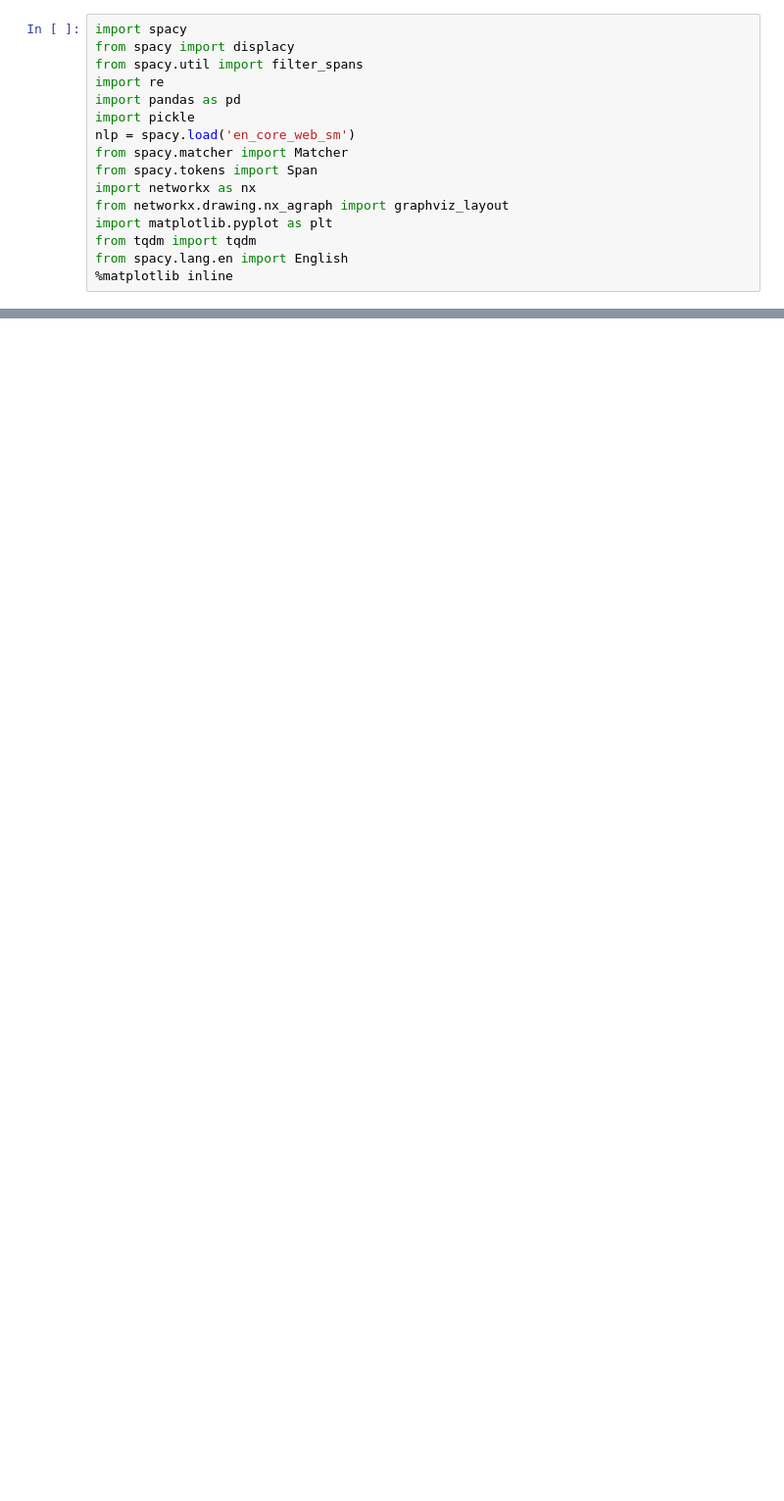
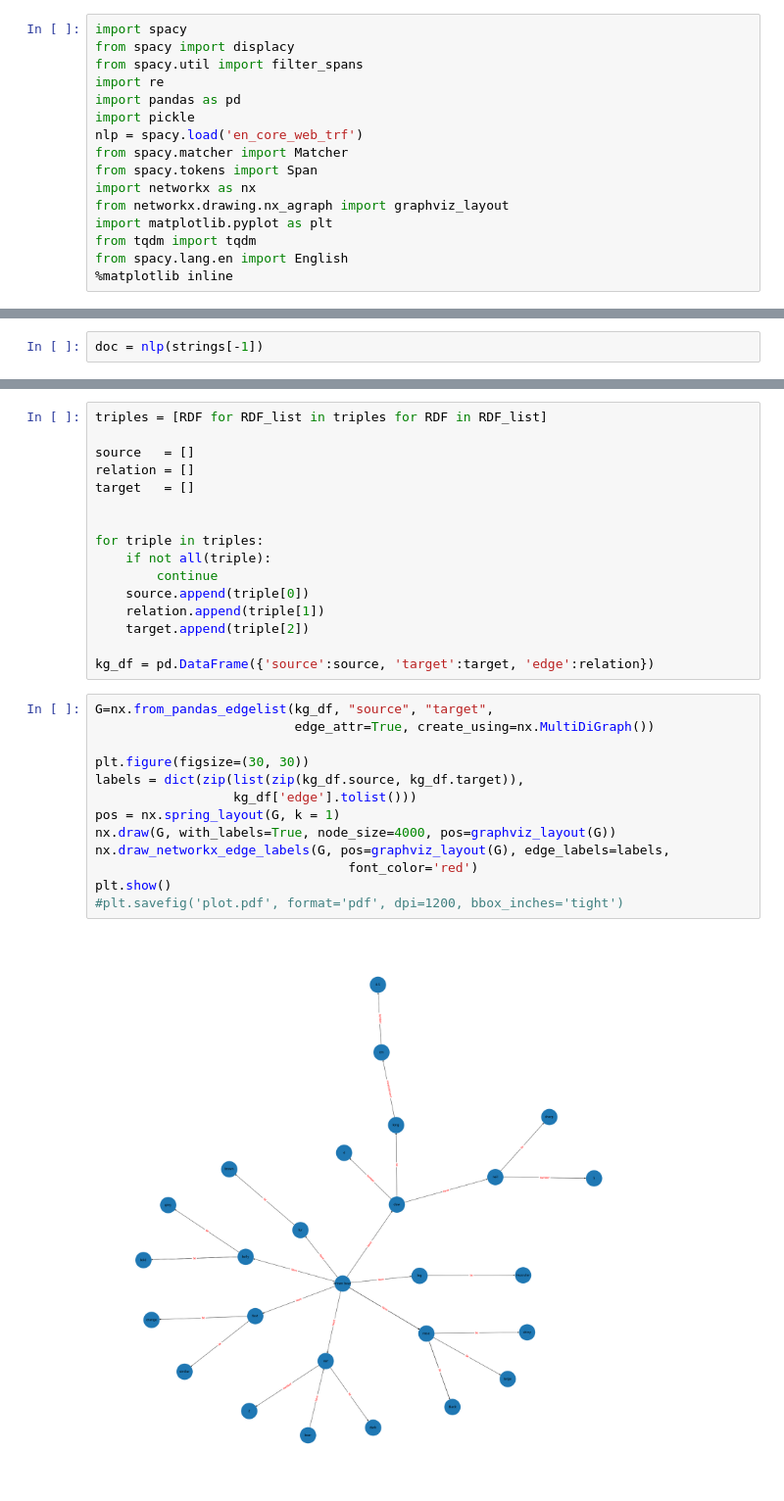
Before and after one commit to RobertvdV/GRS82000_eTaxonomist, a Jupyter notebook: notebooks/Testing/Testing-PartOfSpeech_v2.ipynb, the cells around one changed output, grey strips where cells are left out. Shown at 98% size. Drawn from its saved outputs; the diff is of its cells as text; blank space fills up the shorter version.

```diff
--- a/notebooks/Testing/Testing-PartOfSpeech_v2.ipynb
+++ b/notebooks/Testing/Testing-PartOfSpeech_v2.ipynb
@@ -5,7 +5,7 @@ from spacy.util import filter_spans
 import re
 import pandas as pd
 import pickle
-nlp = spacy.load('en_core_web_sm')
+nlp = spacy.load('en_core_web_trf')
 from spacy.matcher import Matcher
 from spacy.tokens import Span
 import networkx as nx
@@ -135,0 +37,2 @@ displacy.render(nlp(sentences_cleaned[2]), style="dep")
+# %%
+doc = nlp(strings[-1])
@@ -135,0 +229,31 @@ displacy.render(nlp(sentences_cleaned[2]), style="dep")
+# %%
+triples = [RDF for RDF_list in triples for RDF in RDF_list]
+
+source   = []
+relation = []
+target   = []
+
+
+for triple in triples:
+    if not all(triple):
+        continue
+    source.append(triple[0])
+    relation.append(triple[1])
+    target.append(triple[2])
+
+kg_df = pd.DataFrame({'source':source, 'target':target, 'edge':relation})
+# %%
+G=nx.from_pandas_edgelist(kg_df, "source", "target",
+                          edge_attr=True, create_using=nx.MultiDiGraph())
+
+plt.figure(figsize=(30, 30))
+labels = dict(zip(list(zip(kg_df.source, kg_df.target)),
+                  kg_df['edge'].tolist()))
+pos = nx.spring_layout(G, k = 1)
+nx.draw(G, with_labels=True, node_size=4000, pos=graphviz_layout(G))
+nx.draw_networkx_edge_labels(G, pos=graphviz_layout(G), edge_labels=labels,
+                                 font_color='red')
+plt.show()
+#plt.savefig('plot.pdf', format='pdf', dpi=1200, bbox_inches='tight')
+# %% [output]
+[figure, added]
```
Also changed, not shown: parts of 17 cells of this notebook, 10 other files.
